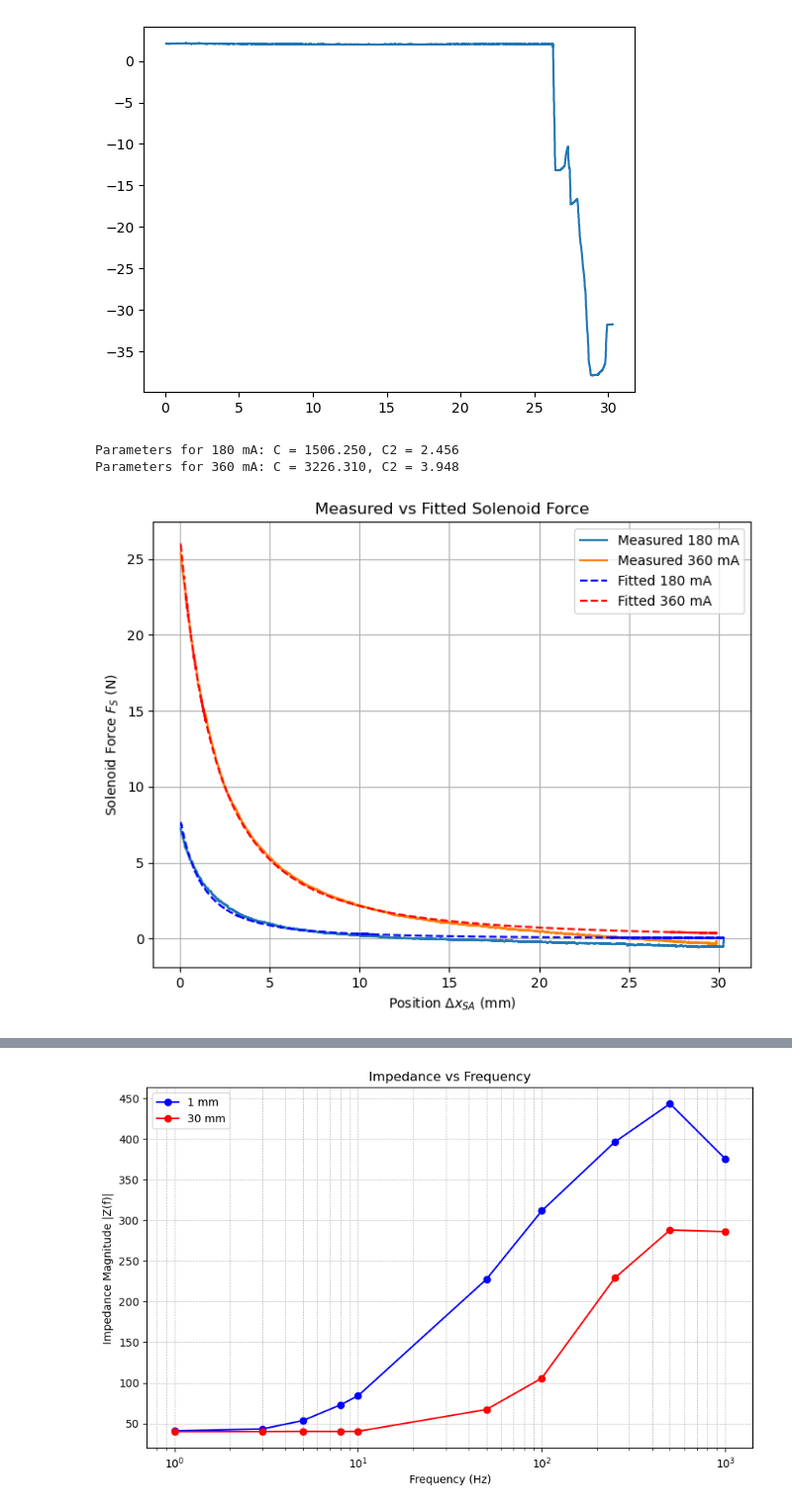
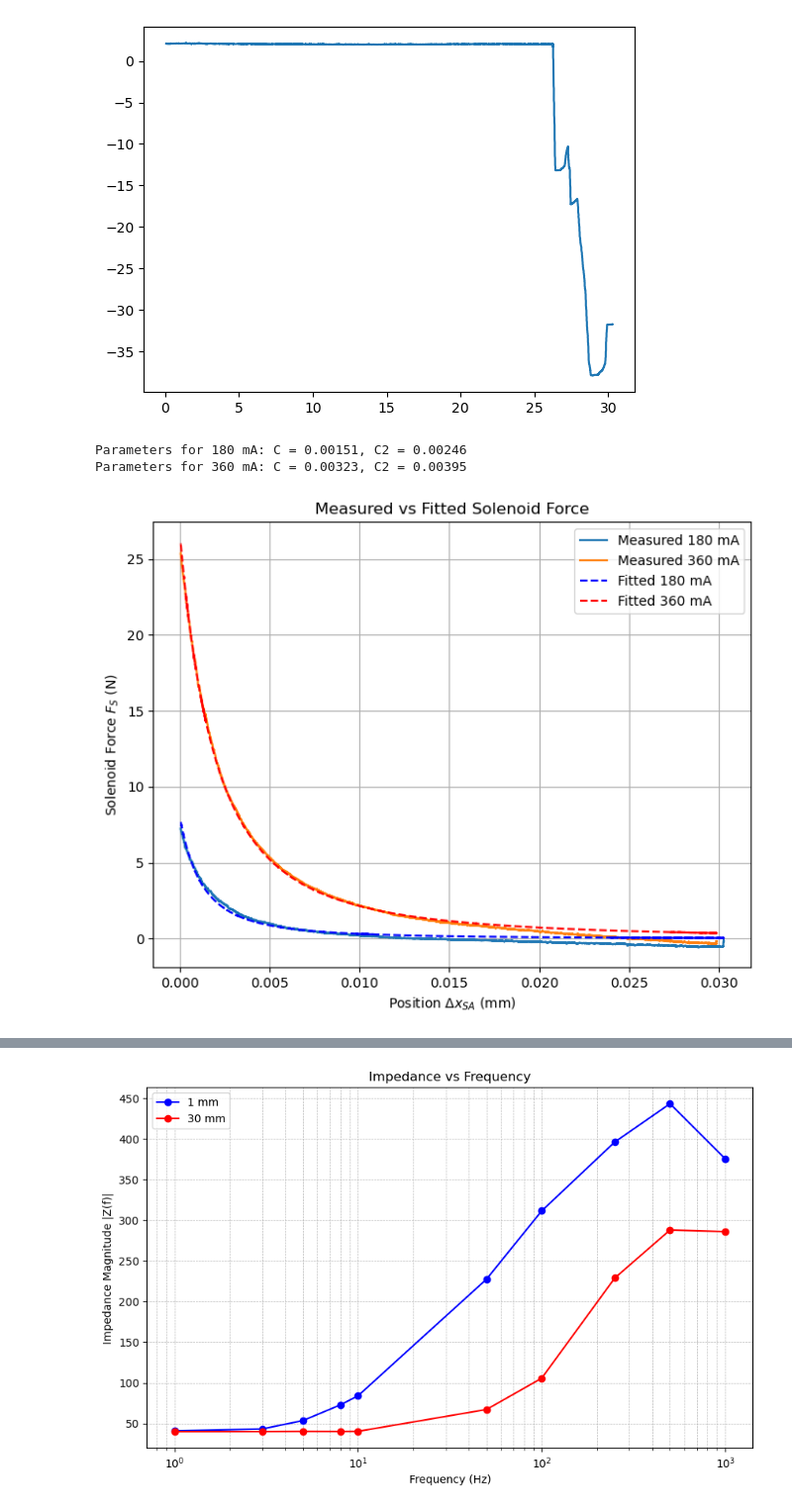
Before and after one commit to Koi199/MECH-420-scripts, a Jupyter notebook: Lab 5/Mech420Lab 5.ipynb, the cells around one changed output, grey strips where cells are left out. Shown: that part at 99% size. Saved outputs shown, nothing was run; the diff lists cells and outputs as text; code cells hidden in the pictures.

```diff
--- a/Lab 5/Mech420Lab 5.ipynb
+++ b/Lab 5/Mech420Lab 5.ipynb
@@ -61,44 +61,44 @@ def solenoid_force(x, C, C2, I_coil):
 
 #Adjust for loadcell offset
 ForceOffset = (loadCellOffset[:])*9.81
 Force180 = (loadCell180[:])*9.81 - ForceOffset[7000]
 Force360 = (loadCell360[:])*9.81 - ForceOffset[7000]
 
 # print(ForceOffset)
 # Curve fitting for 180 mA
-params_180, _ = curve_fit(lambda x, C, C2: solenoid_force(x, C, C2, 0.18), position180[:start180], Force180[:start180], p0=[4000, 24], maxfev = 1000)
+params_180, _ = curve_fit(lambda x, C, C2: solenoid_force(x, C, C2, 0.18), position180[:start180]/1000, Force180[:start180], p0=[4000, 24], maxfev = 1000)
 
 # Curve fitting for 360 mA
-params_360, _ = curve_fit(lambda x, C, C2: solenoid_force(x, C, C2, 0.36), position360[:start360], Force360[:start360], p0=[4000, 24], maxfev = 1000)
+params_360, _ = curve_fit(lambda x, C, C2: solenoid_force(x, C, C2, 0.36), position360[:start360]/1000, Force360[:start360], p0=[4000, 24], maxfev = 1000)
 
 # Extract parameters
 C_180, C2_180 = params_180
 C_360, C2_360 = params_360
 
 # Print results
-print(f"Parameters for 180 mA: C = {C_180:.3f}, C2 = {C2_180:.3f}")
-print(f"Parameters for 360 mA: C = {C_360:.3f}, C2 = {C2_360:.3f}")
+print(f"Parameters for 180 mA: C = {C_180:.5f}, C2 = {C2_180:.5f}")
+print(f"Parameters for 360 mA: C = {C_360:.5f}, C2 = {C2_360:.5f}")
 
 plt.figure(figsize=(8, 6))
-plt.plot(position180[:start180], Force180[:start180], label="Measured 180 mA")
-plt.plot(position360[:start360], Force360[:start360], label="Measured 360 mA")
+plt.plot(position180[:start180]/1000, Force180[:start180], label="Measured 180 mA")
+plt.plot(position360[:start360]/1000, Force360[:start360], label="Measured 360 mA")
 
 # Current in Amps for 180 mA
-plt.plot(position180[:start180], solenoid_force(position180[:start180], C_180, C2_180, 0.18), label="Fitted 180 mA", color='blue', linestyle='--')
+plt.plot(position180[:start180]/1000, solenoid_force(position180[:start180]/1000, C_180, C2_180, 0.18), label="Fitted 180 mA", color='blue', linestyle='--')
 # Current in Amps for 360 mA
-plt.plot(position360[:start360], solenoid_force(position360[:start360], C_360, C2_360, 0.36), label="Fitted 360 mA", color='red', linestyle='--')
+plt.plot(position360[:start360]/1000, solenoid_force(position360[:start360]/1000, C_360, C2_360, 0.36), label="Fitted 360 mA", color='red', linestyle='--')
 
 
 plt.xlabel("Position $\Delta x_{SA}$ (mm)")
 plt.ylabel("Solenoid Force $F_{S}$ (N)")
 plt.title("Measured vs Fitted Solenoid Force")
 plt.grid(True)
 plt.legend()
 plt.show()
 # %% [output]
-Parameters for 180 mA: C = 1506.250, C2 = 2.456
-Parameters for 360 mA: C = 3226.310, C2 = 3.948
+Parameters for 180 mA: C = 0.00151, C2 = 0.00246
+Parameters for 360 mA: C = 0.00323, C2 = 0.00395
-[figure, old version]
+[figure, new version]
 # %%
 #Recorder power supply values to account for offsets of on coil recorded values by daq
 VSupply = 5
```
Also changed, not shown: parts of 2 cells of this notebook, 1 other file.
